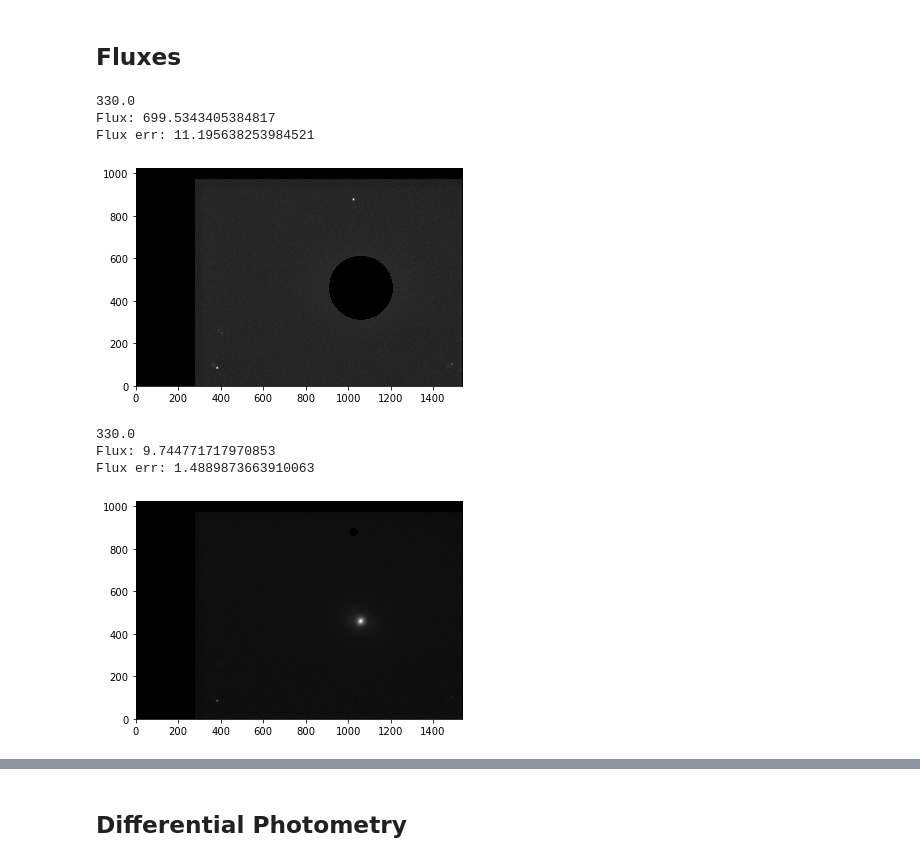
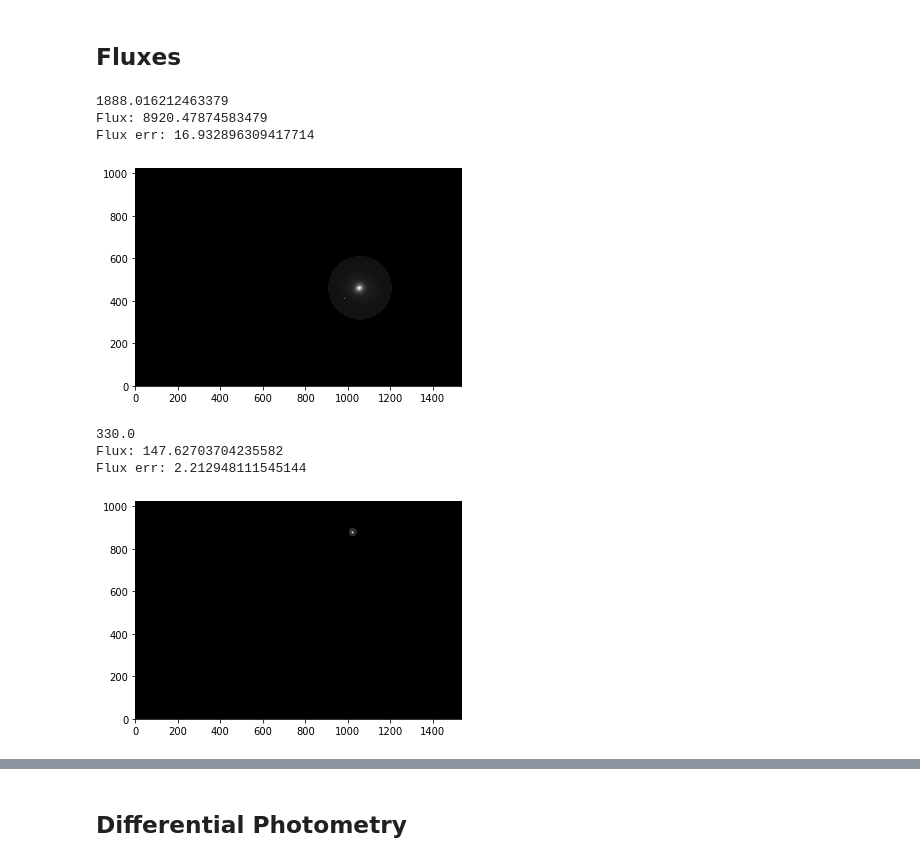
Before and after one commit to lucaspauker/phys100-final-project, a Jupyter notebook: Flux_Calculation.ipynb, the cells around one changed output, grey strips where cells are left out. Saved outputs shown, nothing was run; the diff lists cells and outputs as text; code cells hidden in the pictures.

```diff
--- a/Flux_Calculation.ipynb
+++ b/Flux_Calculation.ipynb
@@ -34,25 +34,25 @@ from photometry import create_phot_cat, aper_flux, multi_ellipse_aper_flux, aper
 # %%
 # M94 R Flux
 im, header = fitsio.read('./data/Coadded_Data/coadded_R.fit', header=True)
-print(header['EXPTIME'])
+print(np.max(im))
 #print(3*60 + 6 * 15)# + 4 * 15)
 
 rfl, rerrl, risl, rib = multi_ellipse_aper_flux(im, n_ellipses=1, a_list=[150], b_list=[150],
                                         h_list=[1055], k_list=[460],
                                         bgx=1055, bgy=460, background_width=400, angles=[0], gain=1,
                                         nimages1=9, nimages2=4, errFlag=True,
                                         read_noise1=3.4934947763773803, read_noise2=3.1409296805752427,
                                         avg_dark_current1=0.07143249638710437,
                                         avg_dark_current2=0.07738150368580866,exptime1=270, exptime2=60)
 r_mag, r_magerr = aper_mag(rfl[0], rerrl[0])
-plt.imshow(im * np.invert(risl[0]))
+plt.imshow(im * (risl[0]))
 print("Flux:", rfl[0])
 print("Flux err:", rerrl[0])
 # %% [output]
-330.0
-Flux: 699.5343405384817
-Flux err: 11.195638253984521
+1888.016212463379
+Flux: 8920.47874583479
+Flux err: 16.932896309417714
-[figure, old version]
+[figure, new version]
 # %%
 # BD+42 R Flux
 im, header = fitsio.read('./data/Coadded_Data/coadded_R.fit', header=True)
@@ -67,14 +67,14 @@ rfl, rerrl, risl, rib = multi_ellipse_aper_flux(im, n_ellipses=1, a_list=[20], b
                                         avg_dark_current1=0.07143249638710437,
                                         avg_dark_current2=0.07738150368580866,exptime1=270, exptime2=60)
 ref_r_mag, ref_r_magerr = aper_mag(rfl[0], rerrl[0])
-plt.imshow(im * np.invert(risl[0]))
+plt.imshow(im * (risl[0]))
 print("Flux:", rfl[0])
 print("Flux err:", rerrl[0])
 # %% [output]
 330.0
-Flux: 9.744771717970853
-Flux err: 1.4889873663910063
+Flux: 147.62703704235582
+Flux err: 2.212948111545144
-[figure, old version]
+[figure, new version]
 # %%
 # M94 Ha Flux
 im, header = fitsio.read('./data/Coadded_Data/coadded_Ha.fit', header=True)
```
Also changed, not shown: parts of 10 cells of this notebook.
